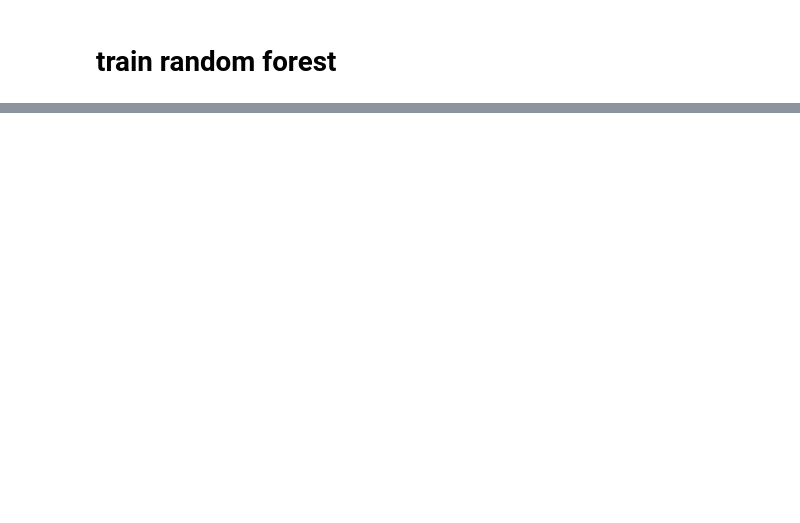
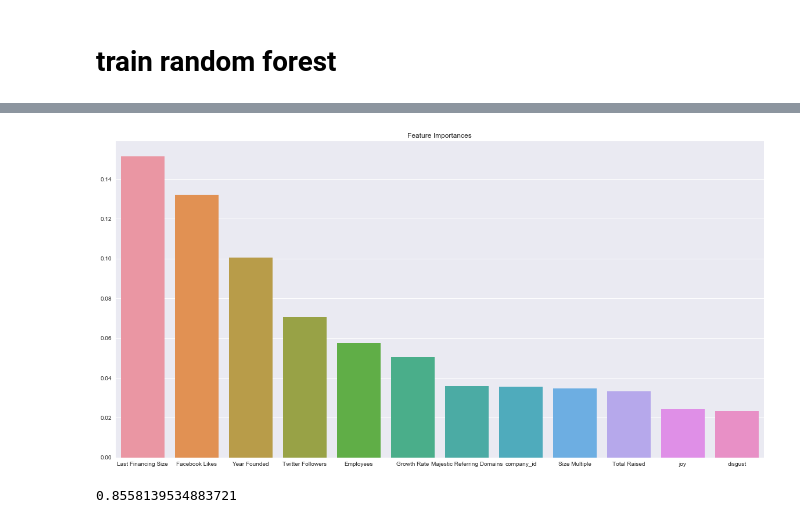
Before and after one commit to jonhilgart22/founder_nlp_analysis, a Jupyter notebook: notebooks/Train_Models_VcInvest0_VcInvest1_1.0_MISSING_SENTIMENT.ipynb, the cells around one changed output, grey strips where cells are left out. Cells and saved outputs as stored; diff of their text form; code cells hidden in the pictures; blank space fills up the shorter version.

```diff
--- a/notebooks/Train_Models_VcInvest0_VcInvest1_1.0_MISSING_SENTIMENT.ipynb
+++ b/notebooks/Train_Models_VcInvest0_VcInvest1_1.0_MISSING_SENTIMENT.ipynb
@@ -247,0 +407,10 @@ ValueError: could not convert string to float: 'Media and Information Services (
+# %%
+plt.figure(figsize=(20,10))
+sns.barplot(cols[np.argsort(sorted_feature_importances)][:12],ranked_feature_importances[:12] )
+plt.title("Feature Importances");
+# %% [output]
+[figure, added]
+# %%
+2*(1/((1/.92)+(1/.8)))
+# %% [output]
+0.8558139534883721
```
Also changed, not shown: parts of 33 cells of this notebook.
